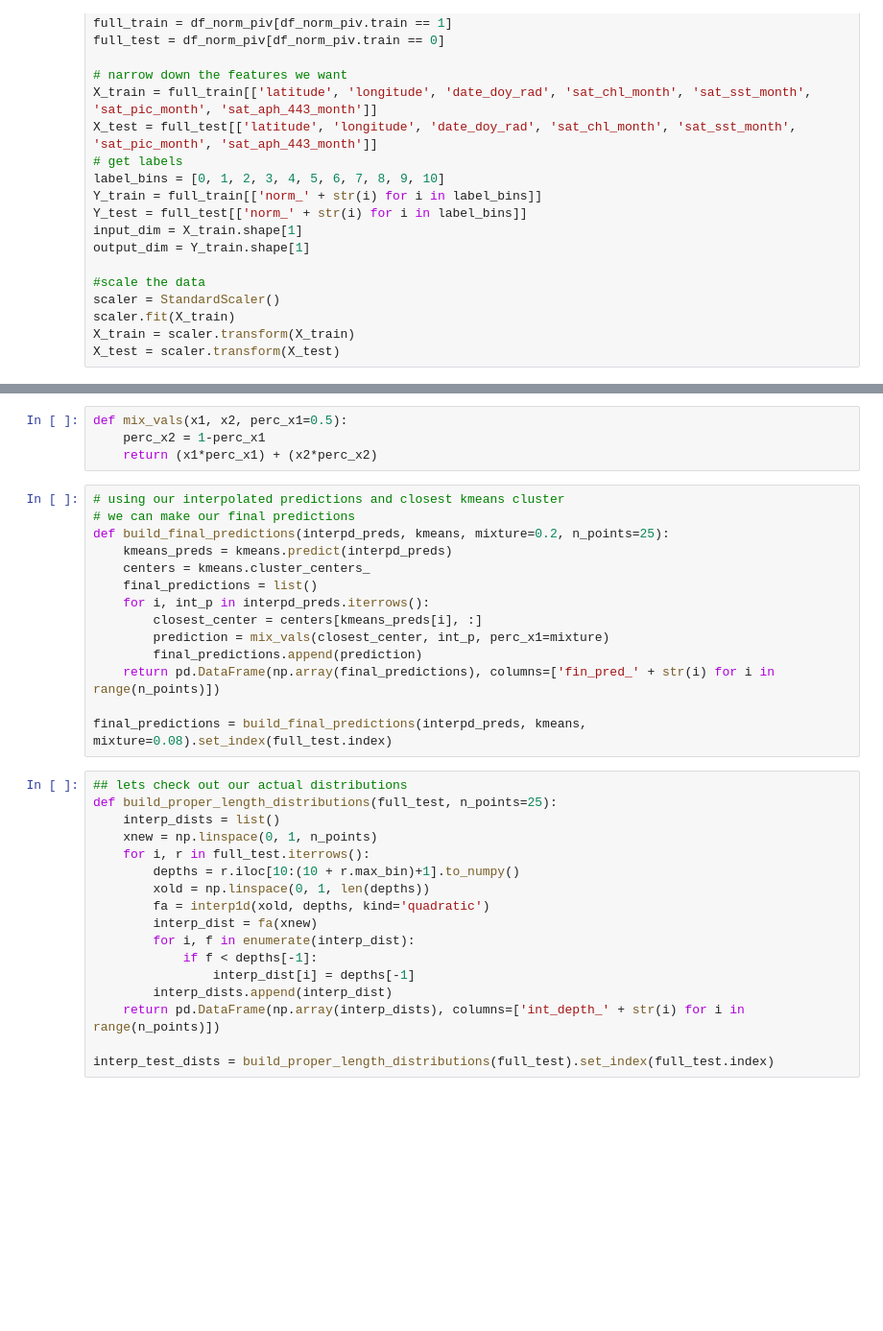
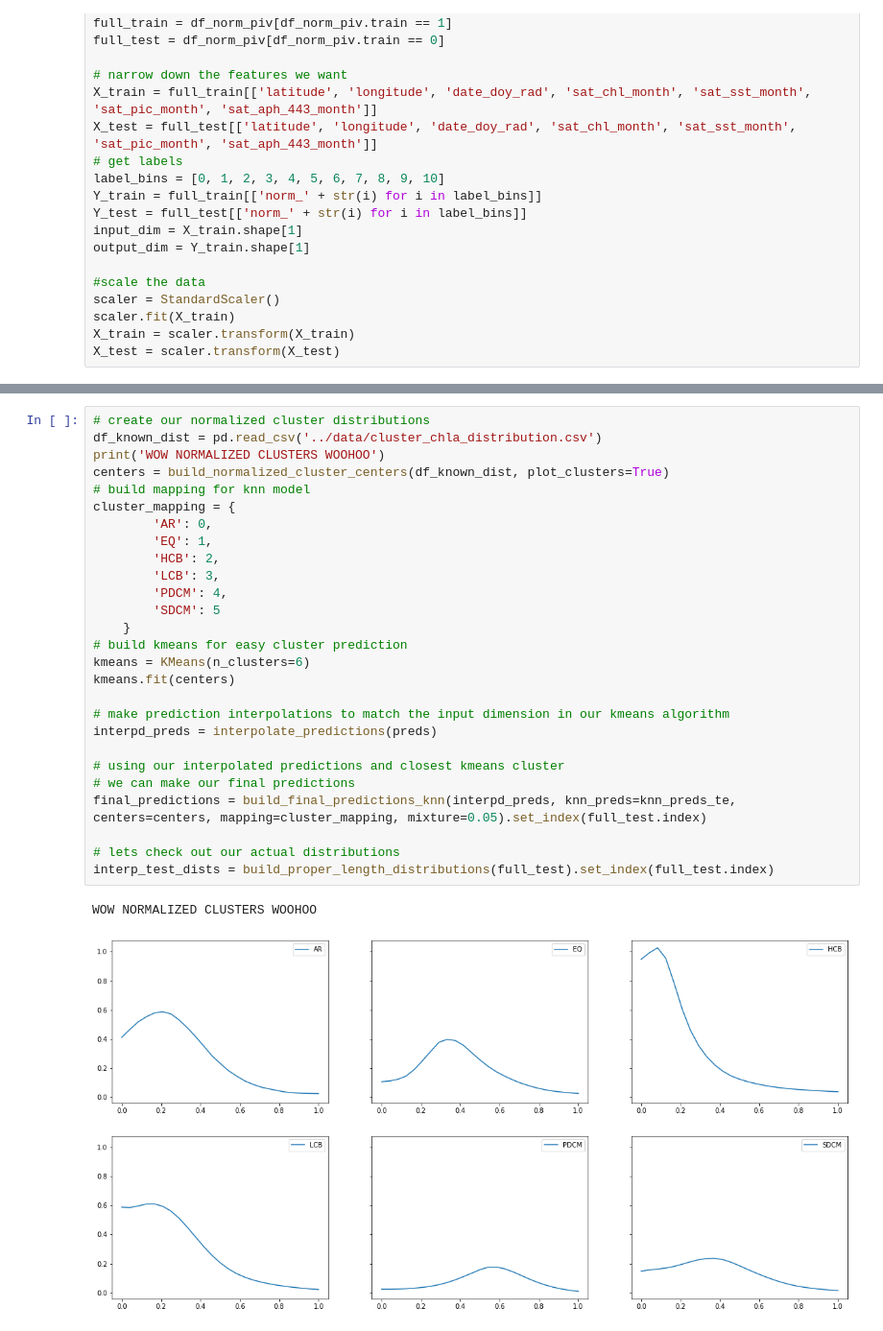
Before and after one commit to gnyirjesy/ocean-depth-characterization, a Jupyter notebook: preliminary_models/final_ml_testing_bh.ipynb, the cells around one changed output, grey strips where cells are left out. Shown at 96% size. Cells and saved outputs as stored; diff of their text form; blank space fills up the shorter version.

```diff
--- a/preliminary_models/final_ml_testing_bh.ipynb
+++ b/preliminary_models/final_ml_testing_bh.ipynb
@@ -163,35 +221,30 @@ interpd_preds = interpolate_predictions(preds)
-# %%
-def mix_vals(x1, x2, perc_x1=0.5):
-    perc_x2 = 1-perc_x1
-    return (x1*perc_x1) + (x2*perc_x2)
-# %%
-# using our interpolated predictions and closest kmeans cluster
-# we can make our final predictions
-def build_final_predictions(interpd_preds, kmeans, mixture=0.2, n_points=25):
-    kmeans_preds = kmeans.predict(interpd_preds)
-    centers = kmeans.cluster_centers_
-    final_predictions = list()
-    for i, int_p in interpd_preds.iterrows():
-        closest_center = centers[kmeans_preds[i], :]
-        prediction = mix_vals(closest_center, int_p, perc_x1=mixture)
-        final_predictions.append(prediction)
-    return pd.DataFrame(np.array(final_predictions), columns=['fin_pred_' + str(i) for i in range(n_points)])
-
-final_predictions = build_final_predictions(interpd_preds, kmeans, mixture=0.08).set_index(full_test.index)
-# %%
-## lets check out our actual distributions
-def build_proper_length_distributions(full_test, n_points=25):
-    interp_dists = list()
-    xnew = np.linspace(0, 1, n_points)
-    for i, r in full_test.iterrows():
-        depths = r.iloc[10:(10 + r.max_bin)+1].to_numpy()
-        xold = np.linspace(0, 1, len(depths))
-        fa = interp1d(xold, depths, kind='quadratic')
-        interp_dist = fa(xnew)
-        for i, f in enumerate(interp_dist):
-            if f < depths[-1]:
-                interp_dist[i] = depths[-1]
-        interp_dists.append(interp_dist)
-    return pd.DataFrame(np.array(interp_dists), columns=['int_depth_' + str(i) for i in range(n_points)])
-
-interp_test_dists = build_proper_length_distributions(full_test).set_index(full_test.index)
+# %%
+# create our normalized cluster distributions
+df_known_dist = pd.read_csv('../data/cluster_chla_distribution.csv')
+print('WOW NORMALIZED CLUSTERS WOOHOO')
+centers = build_normalized_cluster_centers(df_known_dist, plot_clusters=True)
+# build mapping for knn model
+cluster_mapping = {
+        'AR': 0,
+        'EQ': 1,
+        'HCB': 2,
+        'LCB': 3,
+        'PDCM': 4,
+        'SDCM': 5
+    }
+# build kmeans for easy cluster prediction
+kmeans = KMeans(n_clusters=6)
+kmeans.fit(centers)
+
+# make prediction interpolations to match the input dimension in our kmeans algorithm
+interpd_preds = interpolate_predictions(preds)
+
+# using our interpolated predictions and closest kmeans cluster
+# we can make our final predictions
+final_predictions = build_final_predictions_knn(interpd_preds, knn_preds=knn_preds_te, centers=centers, mapping=cluster_mapping, mixture=0.05).set_index(full_test.index)
+
+# lets check out our actual distributions
+interp_test_dists = build_proper_length_distributions(full_test).set_index(full_test.index)
+# %% [output]
+WOW NORMALIZED CLUSTERS WOOHOO
+[figure, added]
```
Also changed, not shown: parts of 13 cells of this notebook, 3 other files.
